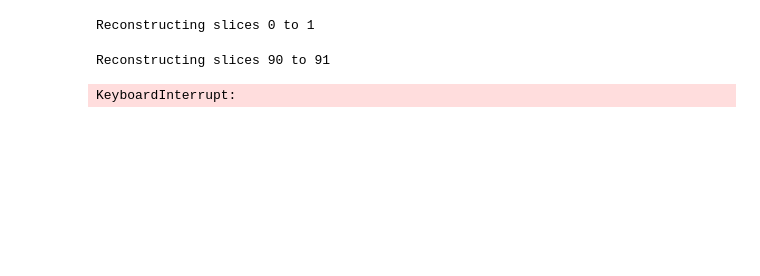
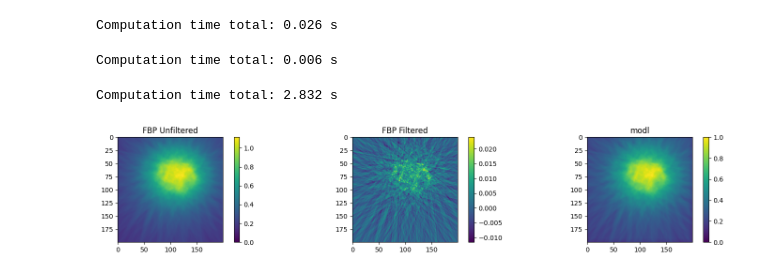
Before and after one commit to obandomarcos/ToMoDL, a Jupyter notebook: napari-tomodl/src/benchmark.ipynb, the cells around one changed output. Saved outputs shown, nothing was run; the diff lists cells and outputs as text; code cells hidden in the pictures; blank space fills up the shorter version.

Commit message:
add code to fix modl

```diff
--- a/napari-tomodl/src/benchmark.ipynb
+++ b/napari-tomodl/src/benchmark.ipynb
@@ -22,0 +839,3 @@ class Order_Modes(Enum):
+# %%
+def min_max_normalize(image):
+    return (image - image.min()) / (image.max() - image.min())
@@ -23,12 +846,23 @@ class Order_Modes(Enum):
 # %%
-sino = np.zeros((100, 100, 100), dtype=np.float32) # angle, W, H
+# sino = np.zeros((100, 100, 100), dtype=np.float32) # angle, W, H
 opt_processor = OPTProcessor()
-opt_processor.resize_val = 100
-opt_processor.resize_bool = False
+opt_processor.resize_val = 200
+opt_processor.resize_bool = True
 opt_processor.register_bool = False
-opt_processor.rec_process = Rec_modes.FBP_CPU.value
+opt_processor.rec_process = Rec_modes.FBP_GPU.value
 opt_processor.order_mode = Order_Modes.Vertical.value
 opt_processor.clip_to_circle = False
+opt_processor.use_filter = False
+opt_processor.batch_size = 1
+opt_processor.lambda_modl = 0.1
+opt_volume_unfilter = reconstruct(sino, opt_processor)
+
 opt_processor.use_filter = True
-opt_processor.batch_size = 1
-opt_processor.lambda_modl = 0.01
+opt_volume_filter = reconstruct(sino, opt_processor)
+
+opt_processor.rec_process = Rec_modes.MODL_GPU.value
+opt_volume_modl = reconstruct(sino, opt_processor)
+# %% [output]
+Computation time total: 0.026 s
+Computation time total: 0.006 s
+Computation time total: 2.832 s
@@ -145,6 +869,25 @@ sinogram = np.zeros((400, 100, 200))
-# %%
-opt_volume = reconstruct(sinogram, opt_processor)
-# %% [output]
-Reconstructing slices 0 to 1
-Reconstructing slices 90 to 91
-KeyboardInterrupt:
+# %%
+# Plot comparison
+idx = 0
+plt.figure(figsize=(15, 3))
+
+plt.subplot(131)
+plt.imshow(opt_volume_unfilter[idx])
+plt.colorbar()
+plt.title("FBP Unfiltered")
+
+plt.subplot(132)
+plt.imshow(opt_volume_filter[idx])
+plt.colorbar()
+plt.title("FBP Filtered")
+
+
+plt.subplot(133)
+plt.imshow(opt_volume_modl[idx])
+plt.colorbar()
+plt.title("modl")
+
+plt.tight_layout()
+plt.show()
+# %% [output]
+[figure, added]
```
Also changed, not shown: parts of 6 cells of this notebook, 5 other files.
